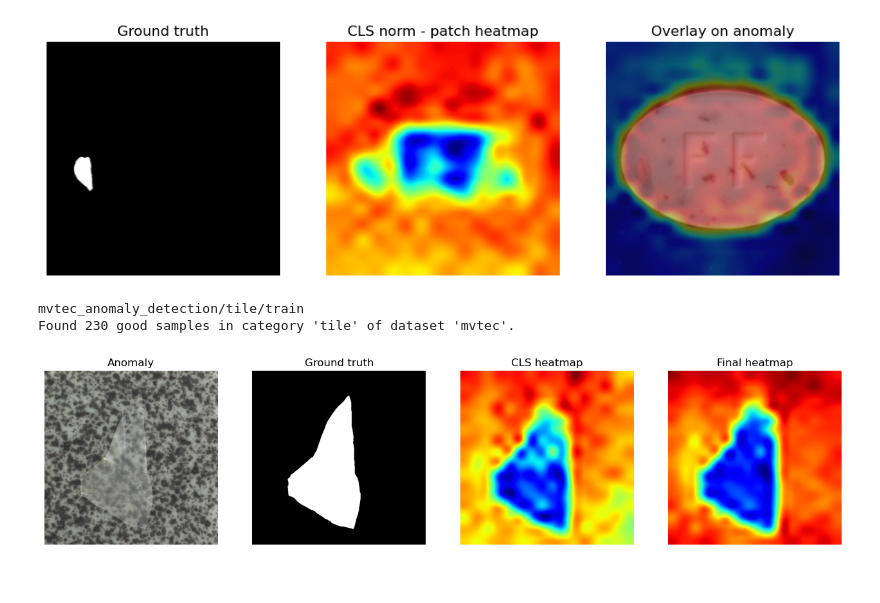
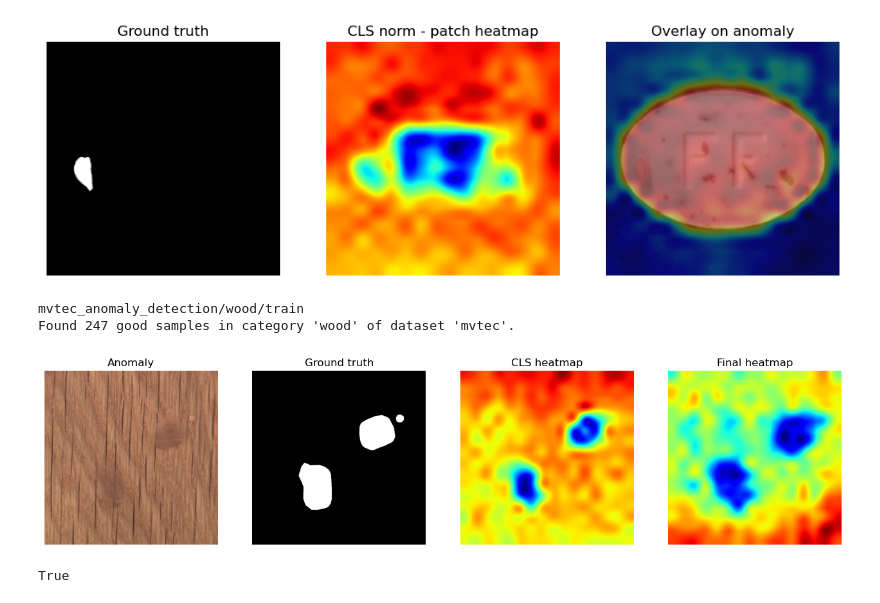
Before and after one commit to MrJuses/ZeroShot_Anomaly_Detection_using_Vision_Foundation_Models, a Jupyter notebook: ZeroShot.ipynb, the cells around one changed output. Drawn from its saved outputs; the diff is of its cells as text; code cells hidden in the pictures.

```diff
--- a/ZeroShot.ipynb
+++ b/ZeroShot.ipynb
@@ -442,35 +442,40 @@ def compute_final_heatmap(test_image_path, category, model, device, good_images=
     return cls_heatmap, final_heatmap
 # %%
 root_path = "/home/knudm/Documents/University/DTU/Semester 4/02456 - Deep Learning/ZeroShot_Anomaly_Detection_using_Vision_Foundation_Models/mvtec_anomaly_detection"
-category = "tile"
+category = "wood"
 
 all_good_samples = DataSampler.get_all_good_samples_from_category("mvtec", category)
 good_images = [sample['image'].unsqueeze(0) for sample in all_good_samples]
 good_images = torch.cat(good_images, dim=0)
 # %% [output]
-mvtec_anomaly_detection/tile/train
-Found 230 good samples in category 'tile' of dataset 'mvtec'.
+mvtec_anomaly_detection/wood/train
+Found 247 good samples in category 'wood' of dataset 'mvtec'.
 # %%
-anomaly = "glue_strip/006.png"
+anomaly = "liquid/005.png"
 
 test_image_path   = f"{root_path}/{category}/test/{anomaly}"
 ground_truth_path = f"{root_path}/{category}/ground_truth/{anomaly.replace('.png','_mask.png')}"
 
 cls_heatmap, final_heatmap = compute_final_heatmap(test_image_path, category, model, device, good_images=good_images)
 
 # rescaling heatmaps to [0, 255]
 cls_heatmap = (cls_heatmap - cls_heatmap.min()) / (cls_heatmap.max() - cls_heatmap.min()) * 255
 cls_heatmap = cls_heatmap.astype(np.uint8)
 final_heatmap = (final_heatmap - final_heatmap.min()) / (final_heatmap.max() - final_heatmap.min()) * 255
 final_heatmap = final_heatmap.astype(np.uint8)
 
 plt.figure(figsize=(16, 6))
 plt.subplot(1, 4, 1); plt.title("Anomaly");       plt.imshow(Image.open(test_image_path).convert("RGB")); plt.axis("off")
 plt.subplot(1, 4, 2); plt.title("Ground truth");  plt.imshow(Image.open(ground_truth_path).convert("RGB")); plt.axis("off")
-plt.subplot(1, 4, 3); plt.title("CLS heatmap");   plt.imshow(cls_heatmap, cmap="jet"); plt.axis("off")
-plt.subplot(1, 4, 4); plt.title("Final heatmap"); plt.imshow(final_heatmap, cmap="jet"); plt.axis("off")
+plt.subplot(1, 4, 3); plt.title("CLS heatmap");   plt.imshow(cls_heatmap, cmap="jet", vmin=0, vmax=255); plt.axis("off")
+plt.subplot(1, 4, 4); plt.title("Final heatmap"); plt.imshow(final_heatmap, cmap="jet", vmin=0, vmax=255); plt.axis("off")
 plt.show()
 # %% [output]
-[figure, old version]
+[figure, new version]
+# %%
+# save final heatmap
+cv2.imwrite("final_heatmap.png", final_heatmap)
+# %% [output]
+True
 # %%
 from sklearn.metrics import f1_score
```
Also changed, not shown: parts of 18 cells of this notebook, 1 other file.
